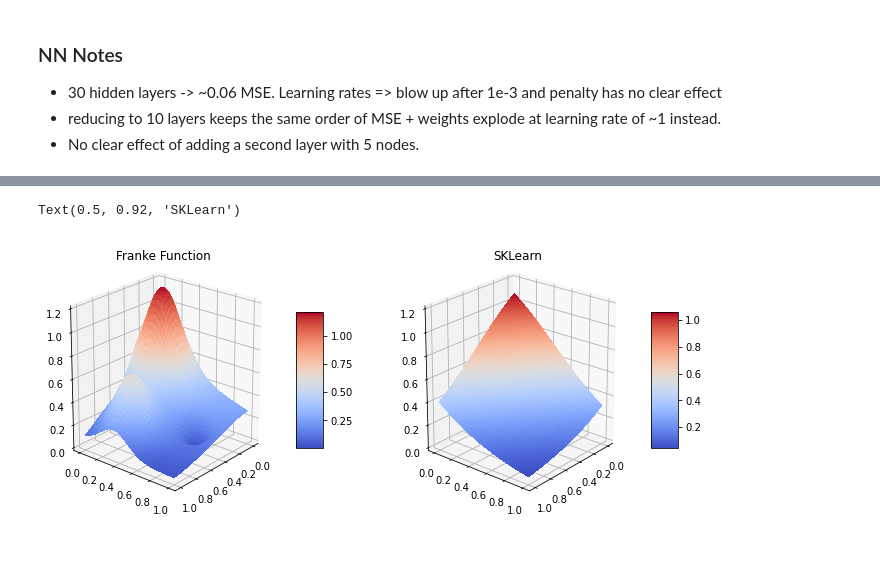
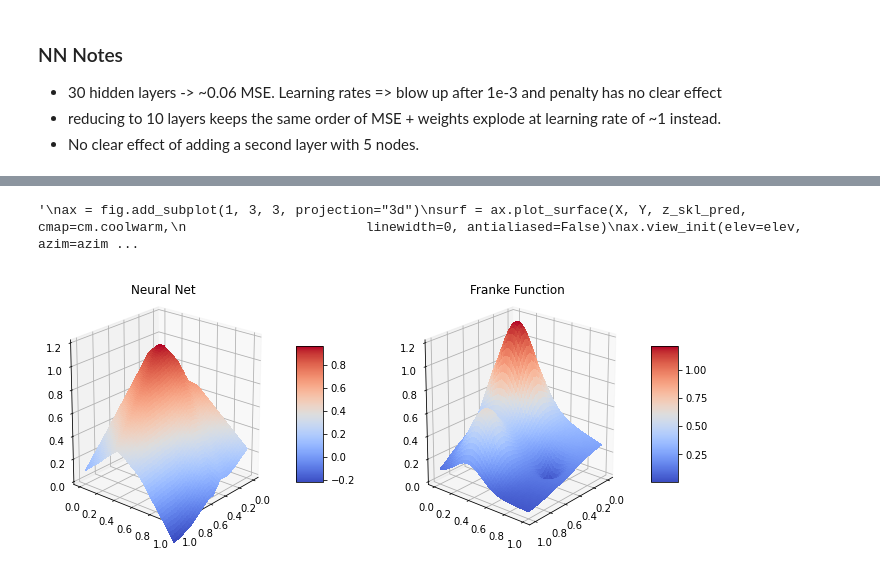
Before and after one commit to nicholaskarlsen/FYS-STK4155, a Jupyter notebook: project_2/notebooks/NN_playground.ipynb, the cells around one changed output, grey strips where cells are left out. Drawn from its saved outputs; the diff is of its cells as text; code cells hidden in the pictures.

```diff
--- a/project_2/notebooks/NN_playground.ipynb
+++ b/project_2/notebooks/NN_playground.ipynb
@@ -277,0 +193,25 @@ print(skl_model.n_iter_)
+# %%
+for i in range(num_loops):
+    FFNN.train(N_minibatches=int(N/32), learning_rate=0.001, n_epochs=10, decay_rate=1/50)
+    NN_MSE[i] = MSE(z_test, FFNN.predict(xy_test))
+    NN_epochs[i] = FFNN.total_epochs
+FFNN.total_epochs
+
+plt.figure(figsize=(14, 4))
+plt.subplot(131)
+plt.plot(NN_epochs, NN_MSE)
+plt.xlabel("epoch")
+plt.ylabel("MSE")
+plt.subplot(132)
+plt.semilogy(NN_epochs, NN_MSE)
+plt.xlabel("epoch")
+plt.ylabel("MSE")
+plt.subplot(133)
+plt.scatter(xy[:, 0], xy[:, 1])
+plt.xlabel("x")
+plt.ylabel("y")
+
+plt.tight_layout()
+plt.show()
+
+print(NN_MSE[-1])
@@ -283,43 +248,43 @@ X, Y = np.meshgrid(x, y)
 X_flat, Y_flat = X.flatten(), Y.flatten()
 XY_flat = np.array([X_flat, Y_flat]).T
 #XY_flat_scaled = scaler.fit(XY_flat)
-#Z_pred = FFNN.predict(XY_flat)
-#Z_pred = Z_pred.T.reshape(X.shape) # + z_train_intercept
+Z_pred = FFNN.predict(XY_flat)
+Z_pred = Z_pred.T.reshape(X.shape) # + z_train_intercept
 Z_Franke = FrankeFunction(X, Y)
 
 # Predict using Scikit
-z_skl_pred = skl_model.predict(XY_flat)
-z_skl_pred = z_skl_pred.T.reshape(X.shape)
+#z_skl_pred = skl_model.predict(XY_flat)
+#z_skl_pred = z_skl_pred.T.reshape(X.shape)
 
 
 elev = 20
 azim = 40
 
 fig = plt.figure(figsize=(18, 5))
-"""
 ax = fig.add_subplot(1, 3, 1, projection="3d")
 surf = ax.plot_surface(X, Y, Z_pred, cmap=cm.coolwarm,
                        linewidth=0, antialiased=False)
 ax.view_init(elev=elev, azim=azim)
 fig.colorbar(surf, shrink=0.5, aspect=5)
 ax.set_zlim([0, 1.2])
 ax.set_title("Neural Net")
-"""
 
 ax = fig.add_subplot(1, 3, 2, projection="3d")
 surf = ax.plot_surface(X, Y, Z_Franke, cmap=cm.coolwarm,
                        linewidth=0, antialiased=False)
 ax.view_init(elev=elev, azim=azim)
 fig.colorbar(surf, shrink=0.5, aspect=5)
 ax.set_zlim([0, 1.2])
 ax.set_title("Franke Function")
+"""
 ax = fig.add_subplot(1, 3, 3, projection="3d")
 surf = ax.plot_surface(X, Y, z_skl_pred, cmap=cm.coolwarm,
                        linewidth=0, antialiased=False)
 ax.view_init(elev=elev, azim=azim)
 fig.colorbar(surf, shrink=0.5, aspect=5)
 ax.set_zlim([0, 1.2])
 ax.set_title("SKLearn")
+"""
 # %% [output]
-Text(0.5, 0.92, 'SKLearn')
+'\nax = fig.add_subplot(1, 3, 3, projection="3d")\nsurf = ax.plot_surface(X, Y, z_skl_pred, cmap=cm.coolwarm,\n                       linewidth=0, antialiased=False)\nax.view_init(elev=elev, azim=azim ...
-[figure, old version]
+[figure, new version]
```
Also changed, not shown: parts of 15 cells of this notebook, 12 other files.
